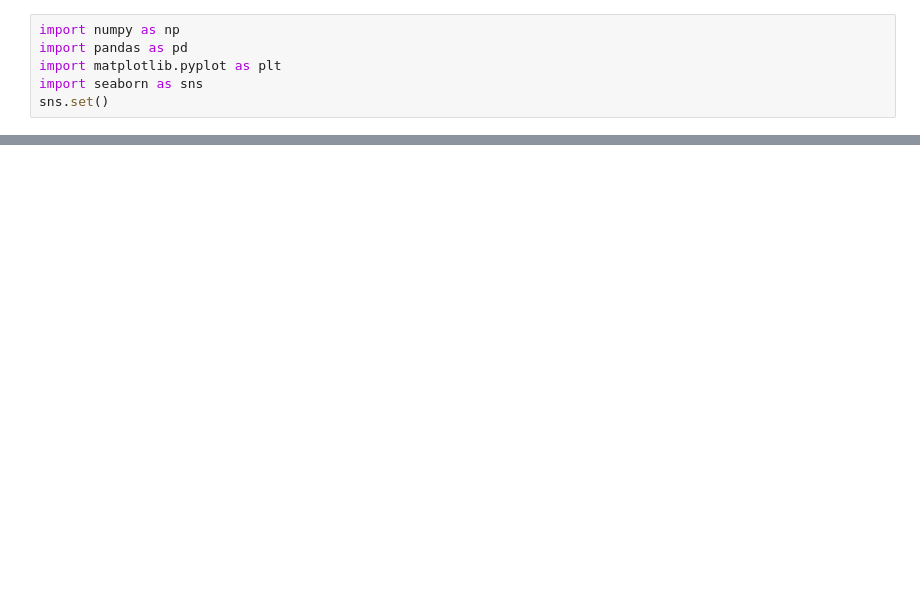
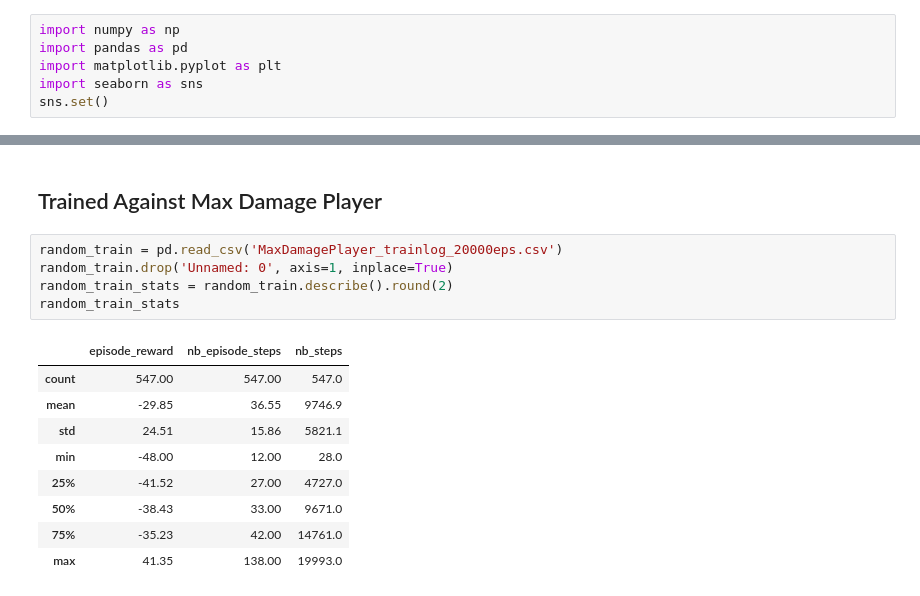
Before and after one commit to vuhcl/poke-env, a Jupyter notebook: src/SARSAAgent/SARSA-Showdown-Results.ipynb, the cells around one changed output, grey strips where cells are left out. Saved outputs shown, nothing was run; the diff lists cells and outputs as text; blank space fills up the shorter version.

```diff
--- a/src/SARSAAgent/SARSA-Showdown-Results.ipynb
+++ b/src/SARSAAgent/SARSA-Showdown-Results.ipynb
@@ -90,0 +93,17 @@ Text(0,0.5,'Count')
+# %% [markdown]
+## Trained Against Max Damage Player
+# %%
+random_train = pd.read_csv('MaxDamagePlayer_trainlog_20000eps.csv')
+random_train.drop('Unnamed: 0', axis=1, inplace=True)
+random_train_stats = random_train.describe().round(2)
+random_train_stats
+# %% [output]
+|  | episode_reward | nb_episode_steps | nb_steps |
+| count | 547.00 | 547.00 | 547.0 |
+| mean | -29.85 | 36.55 | 9746.9 |
+| std | 24.51 | 15.86 | 5821.1 |
+| min | -48.00 | 12.00 | 28.0 |
+| 25% | -41.52 | 27.00 | 4727.0 |
+| 50% | -38.43 | 33.00 | 9671.0 |
+| 75% | -35.23 | 42.00 | 14761.0 |
+| max | 41.35 | 138.00 | 19993.0 |
```
Also changed, not shown: parts of 14 cells of this notebook, 12 other files.
